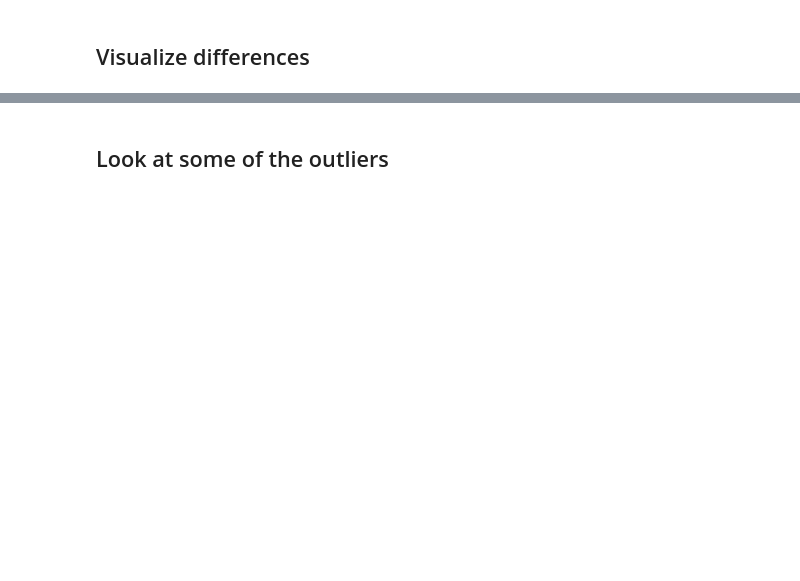
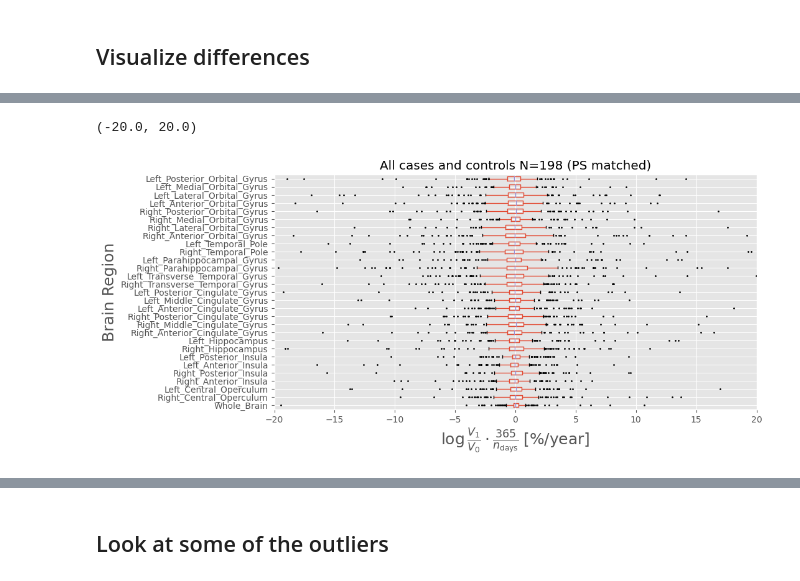
Before and after one commit to Kiril94/Thesis, a Jupyter notebook: cobra/t1_long/evaluate_study.ipynb, the cells around one changed output, grey strips where cells are left out. Saved outputs shown, nothing was run; the diff lists cells and outputs as text; code cells hidden in the pictures; blank space fills up the shorter version.

```diff
--- a/cobra/t1_long/evaluate_study.ipynb
+++ b/cobra/t1_long/evaluate_study.ipynb
@@ -49,0 +63,13 @@ df_dV.head(3)
+# %%
+import matplotlib as mpl
+mpl.rcParams['figure.dpi'] = 100
+fig, ax = plt.subplots(figsize=(10,5))
+plt.style.use('ggplot')
+dic = df_log_dV[brain_regions_ls].boxplot(vert=False,ax=ax,flierprops={'marker': '.', 'markersize': 2, 'markerfacecolor': 'k'})
+ax.set_ylabel('Brain Region', fontsize=18)
+ax.set_xlabel(r'$\log{\frac{V_1}{V_0}}\cdot \frac{365}{n_{\mathrm{days}}}\:[\%/{\mathrm{year}}]$', fontsize=18)
+ax.set_title('All cases and controls N=198 (PS matched)')
+ax.set_xlim(-20,20)
+# %% [output]
+(-20.0, 20.0)
+[figure, added]
```
Also changed, not shown: parts of 11 cells of this notebook, 3 other files.
